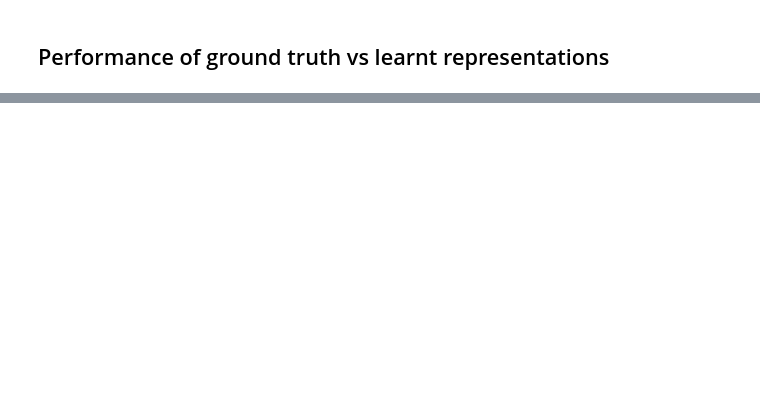
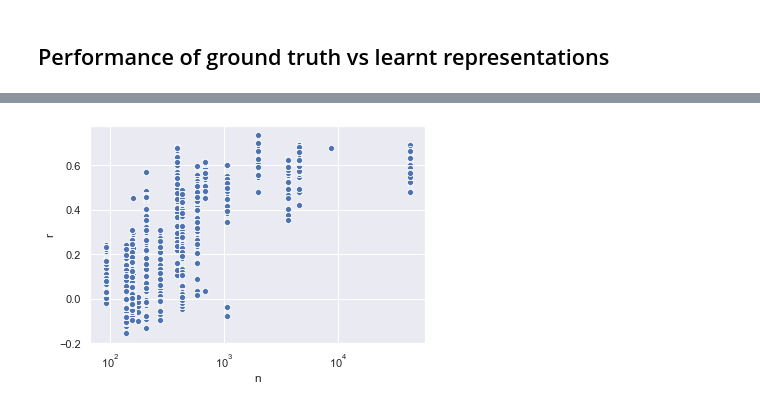
Before and after one commit to geoffbacon/phonological-features, a Jupyter notebook: src/Phonological-features.ipynb, the cells around one changed output, grey strips where cells are left out. Saved outputs shown, nothing was run; the diff lists cells and outputs as text; code cells hidden in the pictures; blank space fills up the shorter version.

```diff
--- a/src/Phonological-features.ipynb
+++ b/src/Phonological-features.ipynb
@@ -54,0 +126,30 @@ Length: 180, dtype: float64
+# %%
+def read_correlation(**kwargs):
+    assert "size" != "groundTruth", "This doesn't make sense for ground truth representations"
+    lg, name, epoch = kwargs["lg"], kwargs["name"], kwargs["epoch"]
+    if "hidden" in kwargs:
+        hyperparams = f"{kwargs['size']}-{kwargs['hidden']}"
+    else:
+        hyperparams = f"{kwargs['size']}-{kwargs['window']}"
+    filename = f"results/phoneme/correlation/{lg}/{name}/{hyperparams}/{epoch}.txt"
+    with open(filename) as file:
+        contents = file.read()
+    r, p = eval(contents)
+    return r, p
+# %%
+results = []
+for model in models:
+    try:
+        r, p = read_correlation(**model)
+        model_copy = model.copy()
+        model_copy["r"], model_copy["p"] = r, p
+        if "hidden" in model:
+            ppl = performance(**model)
+            model_copy["ppl"] = ppl
+        results.append(model_copy)
+    except FileNotFoundError:
+        continue
+df = pd.DataFrame(results)
+df["n"] = df["lg"].apply(training_size)
+df["size"] = df["size"].astype(int)
+df
@@ -54,0 +192,5 @@ Length: 180, dtype: float64
+# %%
+grid = sns.scatterplot(data=df, x="n", y="r")
+grid.set(xscale="log");
+# %% [output]
+[figure, added]
```
Also changed, not shown: parts of 12 cells of this notebook, 2 other files.
